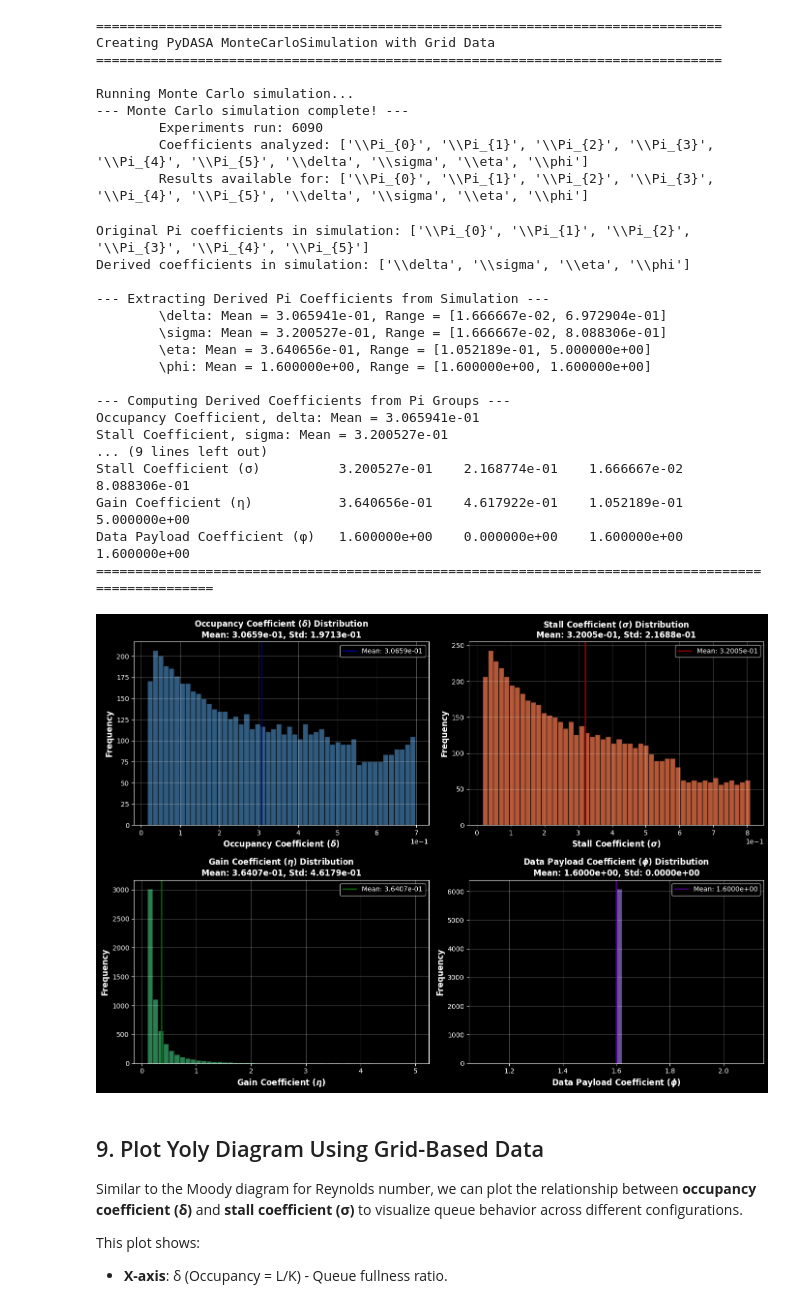
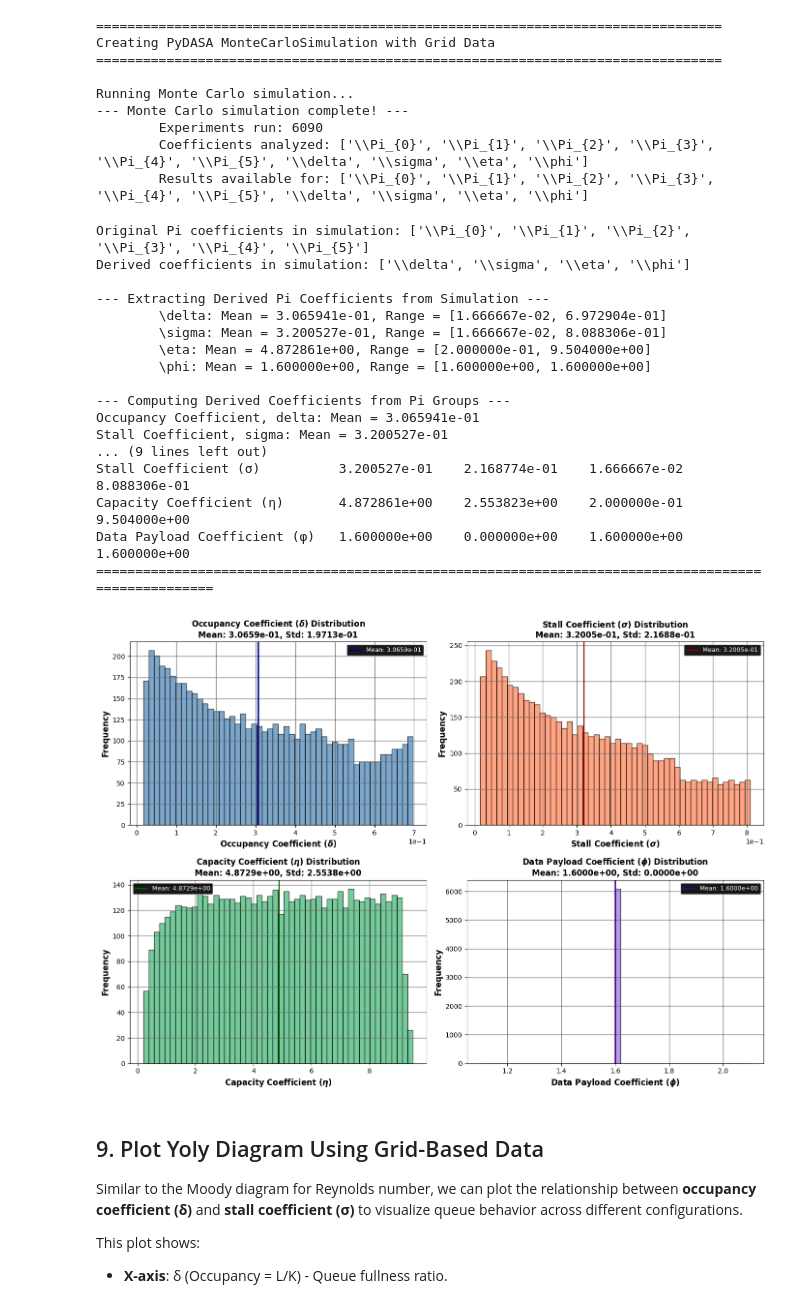
Before and after one commit to DASA-Design/PyDASA, a Jupyter notebook: docs/source/_static/examples/notebooks/PyDASA-Yoly.ipynb, the cells around one changed output. Cells and saved outputs as stored; diff of their text form; code cells hidden in the pictures.

```diff
--- a/docs/source/_static/examples/notebooks/PyDASA-Yoly.ipynb
+++ b/docs/source/_static/examples/notebooks/PyDASA-Yoly.ipynb
@@ -1064,7 +1064,7 @@ sigma_sim = pi_data[derived_keys[1]]
 print(f"Stall Coefficient, sigma: Mean = {np.mean(sigma_sim):.6e}")
 
 eta_sim = pi_data[derived_keys[2]]
-print(f"Gain Coefficient, eta: Mean = {np.mean(eta_sim):.6e}")
+print(f"Capacity Coefficient, eta: Mean = {np.mean(eta_sim):.6e}")
 
 phi_sim = pi_data[derived_keys[3]]
 print(f"Data Payload Coefficient, phi: Mean = {np.mean(phi_sim):.6e}\n")
@@ -1077,7 +1077,7 @@ print(f"{'Parameter':<30} {'Mean':<15} {'Std Dev':<15} {'Min':<15} {'Max':<15}")
 print("=" * 100)
 print(f"{'Occupancy Coefficient (δ)':<30} {np.mean(delta_sim):<15.6e} {np.std(delta_sim):<15.6e} {np.min(delta_sim):<15.6e} {np.max(delta_sim):<15.6e}")
 print(f"{'Stall Coefficient (σ)':<30} {np.mean(sigma_sim):<15.6e} {np.std(sigma_sim):<15.6e} {np.min(sigma_sim):<15.6e} {np.max(sigma_sim):<15.6e}")
-print(f"{'Gain Coefficient (η)':<30} {np.mean(eta_sim):<15.6e} {np.std(eta_sim):<15.6e} {np.min(eta_sim):<15.6e} {np.max(eta_sim):<15.6e}")
+print(f"{'Capacity Coefficient (η)':<30} {np.mean(eta_sim):<15.6e} {np.std(eta_sim):<15.6e} {np.min(eta_sim):<15.6e} {np.max(eta_sim):<15.6e}")
 print(f"{'Data Payload Coefficient (φ)':<30} {np.mean(phi_sim):<15.6e} {np.std(phi_sim):<15.6e} {np.min(phi_sim):<15.6e} {np.max(phi_sim):<15.6e}")
 print("=" * 100)
 # %% [output]
@@ -1087,7 +1087,7 @@ Derived coefficients in simulation: ['\\delta', '\\sigma', '\\eta', '\\phi']
 --- Extracting Derived Pi Coefficients from Simulation ---
         \delta: Mean = 3.065941e-01, Range = [1.666667e-02, 6.972904e-01]
         \sigma: Mean = 3.200527e-01, Range = [1.666667e-02, 8.088306e-01]
-        \eta: Mean = 3.640656e-01, Range = [1.052189e-01, 5.000000e+00]
+        \eta: Mean = 4.872861e+00, Range = [2.000000e-01, 9.504000e+00]
         \phi: Mean = 1.600000e+00, Range = [1.600000e+00, 1.600000e+00]
 
 --- Computing Derived Coefficients from Pi Groups ---
@@ -1095,58 +1095,66 @@ Occupancy Coefficient, delta: Mean = 3.065941e-01
 Stall Coefficient, sigma: Mean = 3.200527e-01
 ... (9 lines left out)
 Stall Coefficient (σ)          3.200527e-01    2.168774e-01    1.666667e-02    8.088306e-01
-Gain Coefficient (η)           3.640656e-01    4.617922e-01    1.052189e-01    5.000000e+00
+Capacity Coefficient (η)       4.872861e+00    2.553823e+00    2.000000e-01    9.504000e+00
 Data Payload Coefficient (φ)   1.600000e+00    0.000000e+00    1.600000e+00    1.600000e+00
 ====================================================================================================
 # %%
 # Plot distributions of the four derived coefficients in a 2x2 grid
-fig, axes = plt.subplots(2, 2, figsize=(14, 10))
+fig, axes = plt.subplots(2, 2, figsize=(14, 10), facecolor="white")
 
 # Create auxiliary lists for iteration
 coeff_data = [delta_sim, sigma_sim, eta_sim, phi_sim]
 coeff_names = [
     r"Occupancy Coefficient ($\boldsymbol{\delta}$)",
     r"Stall Coefficient ($\boldsymbol{\sigma}$)",
-    r"Gain Coefficient ($\boldsymbol{\eta}$)",
+    r"Capacity Coefficient ($\boldsymbol{\eta}$)",
     r"Data Payload Coefficient ($\boldsymbol{\phi}$)"
 ]
 coeff_colors = ["steelblue", "coral", "mediumseagreen", "mediumpurple"]
 mean_line_colors = ["darkblue", "darkred", "darkgreen", "indigo"]
 
 # Iterate over grid positions (2x2)
 plot_idx = 0
 for row in range(2):
     for col in range(2):
+        # Set white background for subplot
+        axes[row, col].set_facecolor("white")
+
         # Get current data and properties
         data = coeff_data[plot_idx]
         name = coeff_names[plot_idx]
         color = coeff_colors[plot_idx]
         mean_color = mean_line_colors[plot_idx]
 
         # Plot histogram
         axes[row, col].hist(data, bins=50, color=color, alpha=0.7, edgecolor="black")
 
         # Add mean line
         axes[row, col].axvline(np.mean(data), color=mean_color, linestyle="-", linewidth=2,
                                label=f"Mean: {np.mean(data):.4e}")
 
-        # Set labels and title
-        axes[row, col].set_xlabel(name, fontsize=12, fontweight="bold")
-        axes[row, col].set_ylabel("Frequency", fontsize=12, fontweight="bold")
+        # Set labels and title with black font
+        axes[row, col].set_xlabel(name, fontsize=12, fontweight="bold", color="black")
+        axes[row, col].set_ylabel("Frequency", fontsize=12, fontweight="bold", color="black")
         title = f"{name} Distribution\nMean: {np.mean(data):.4e}, Std: {np.std(data):.4e}"
-        axes[row, col].set_title(title, fontsize=12, fontweight="bold")
+        axes[row, col].set_title(title, fontsize=12, fontweight="bold", color="black")
 
-        # Format and style
+        # Format and style with black font
         axes[row, col].ticklabel_format(axis="x", style="sci", scilimits=(0,0))
-        axes[row, col].legend()
-        axes[row, col].grid(True, alpha=0.3)
+        axes[row, col].tick_params(colors="black", which="both")
+        axes[row, col].legend(loc="best", fontsize=9, framealpha=0.9)
+        axes[row, col].grid(True, alpha=0.8, color="dimgray", linewidth=1.0)
+
+        # Set spine colors to black
+        for spine in axes[row, col].spines.values():
+            spine.set_edgecolor("black")
 
         plot_idx += 1
 
 plt.tight_layout()
 plt.show()
 # %% [output]
-[figure, old version]
+[figure, new version]
 # %% [markdown]
 ## 9. Plot Yoly Diagram Using Grid-Based Data
 
```
Also changed, not shown: parts of 5 cells of this notebook, 1 other file.
